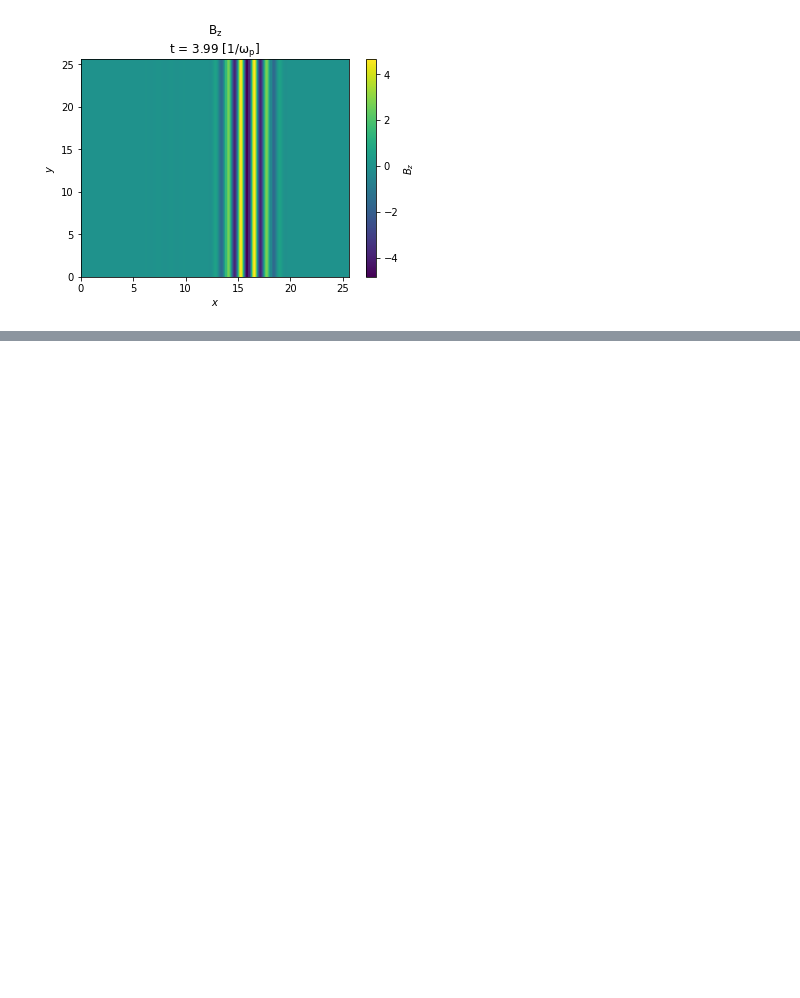
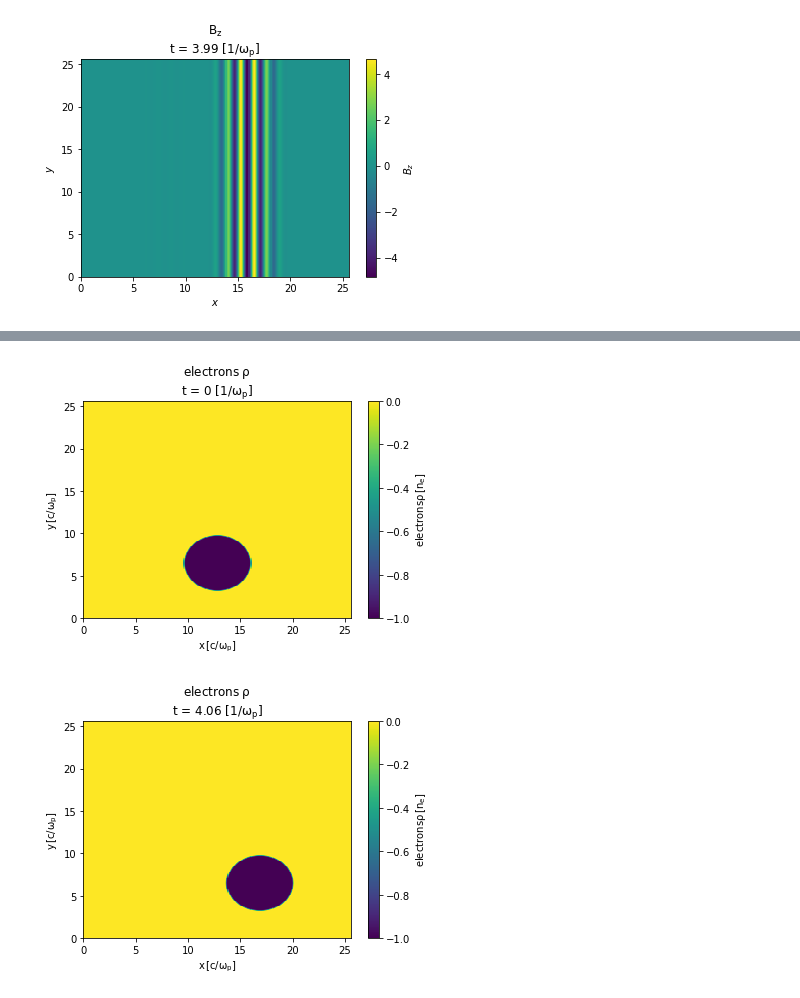
Before and after one commit to ricardo-fonseca/zpic-cuda, a Jupyter notebook: visXD.ipynb, the cells around one changed output, grey strips where cells are left out. Drawn from its saved outputs; the diff is of its cells as text; code cells hidden in the pictures; blank space fills up the shorter version.

```diff
--- a/visXD.ipynb
+++ b/visXD.ipynb
@@ -238,0 +234,6 @@ plot2d("CURRENT/Jz-000000.zdf", xlim = [10,15], ylim = [3, 10])
+# %%
+plot2d("CHARGE/electrons/electrons-charge-000000.zdf")
+plot2d("CHARGE/electrons/electrons-charge-000058.zdf")
+# %% [output]
+[figure, added]
+[figure, added]
```
Also changed, not shown: parts of 5 cells of this notebook, 20 other files.
